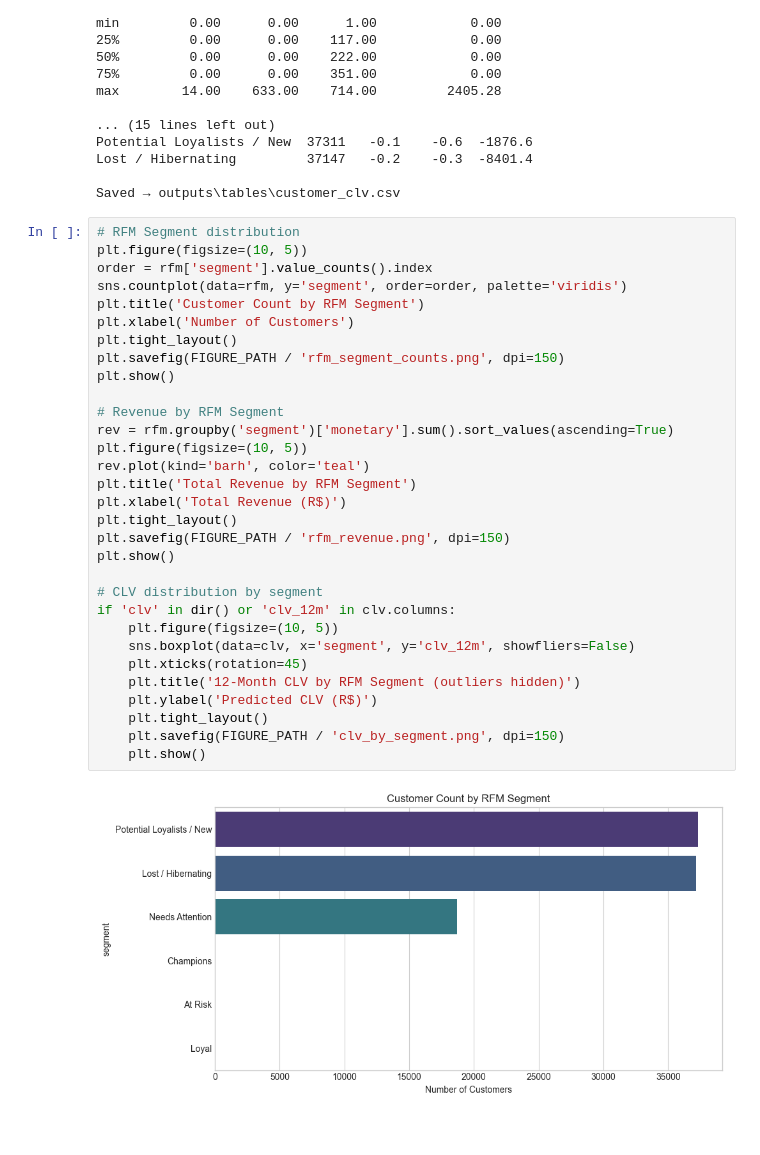
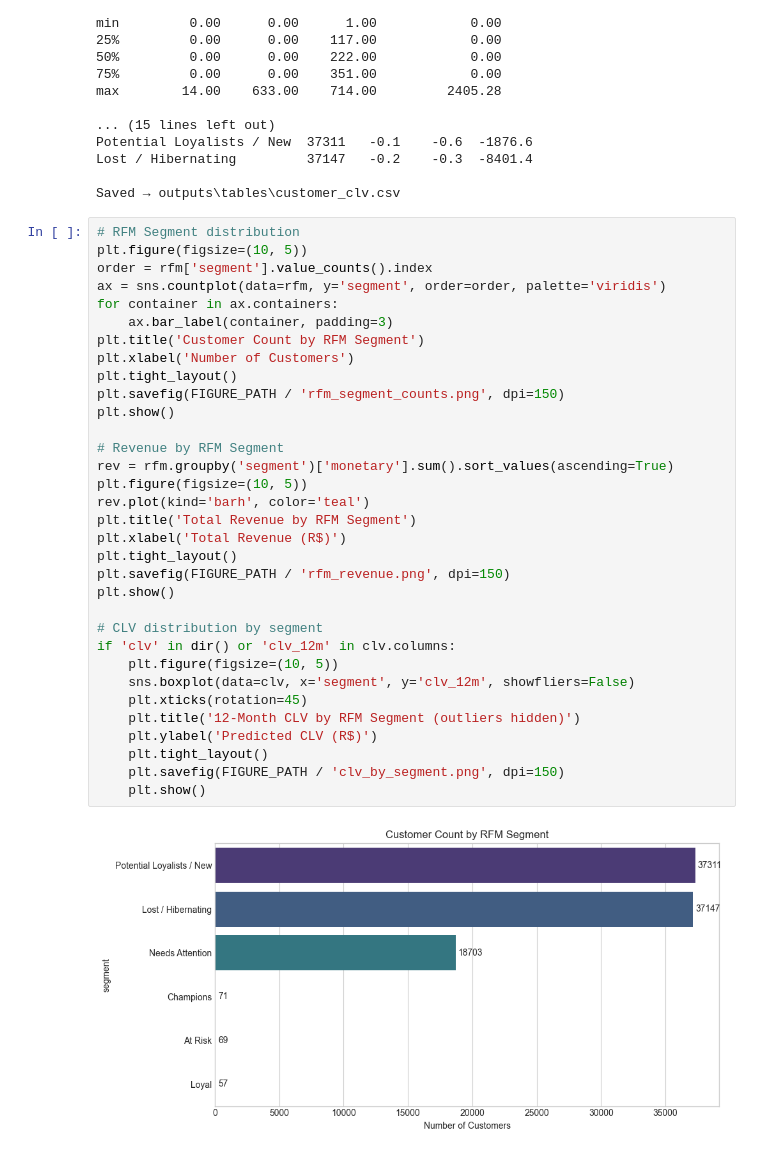
Before and after one commit to fathimathfarha24/ecommerce-analytics-project, a Jupyter notebook: Python/olist_analysis.ipynb, the cells around one changed output. Cells and saved outputs as stored; diff of their text form.

Commit message:
Add count labels to RFM segment chart

```diff
--- a/Python/olist_analysis.ipynb
+++ b/Python/olist_analysis.ipynb
@@ -419,34 +419,36 @@ Saved → outputs\tables\customer_clv.csv
 # RFM Segment distribution
 plt.figure(figsize=(10, 5))
 order = rfm['segment'].value_counts().index
-sns.countplot(data=rfm, y='segment', order=order, palette='viridis')
+ax = sns.countplot(data=rfm, y='segment', order=order, palette='viridis')
+for container in ax.containers:
+    ax.bar_label(container, padding=3)
 plt.title('Customer Count by RFM Segment')
 plt.xlabel('Number of Customers')
 plt.tight_layout()
 plt.savefig(FIGURE_PATH / 'rfm_segment_counts.png', dpi=150)
 plt.show()
 
 # Revenue by RFM Segment
 rev = rfm.groupby('segment')['monetary'].sum().sort_values(ascending=True)
 plt.figure(figsize=(10, 5))
 rev.plot(kind='barh', color='teal')
 plt.title('Total Revenue by RFM Segment')
 plt.xlabel('Total Revenue (R$)')
 plt.tight_layout()
 plt.savefig(FIGURE_PATH / 'rfm_revenue.png', dpi=150)
 plt.show()
 
 # CLV distribution by segment
 if 'clv' in dir() or 'clv_12m' in clv.columns:
     plt.figure(figsize=(10, 5))
     sns.boxplot(data=clv, x='segment', y='clv_12m', showfliers=False)
     plt.xticks(rotation=45)
     plt.title('12-Month CLV by RFM Segment (outliers hidden)')
     plt.ylabel('Predicted CLV (R$)')
     plt.tight_layout()
     plt.savefig(FIGURE_PATH / 'clv_by_segment.png', dpi=150)
     plt.show()
 # %% [output]
-[figure, old version]
+[figure, new version]
 [figure]
 [figure]
```
